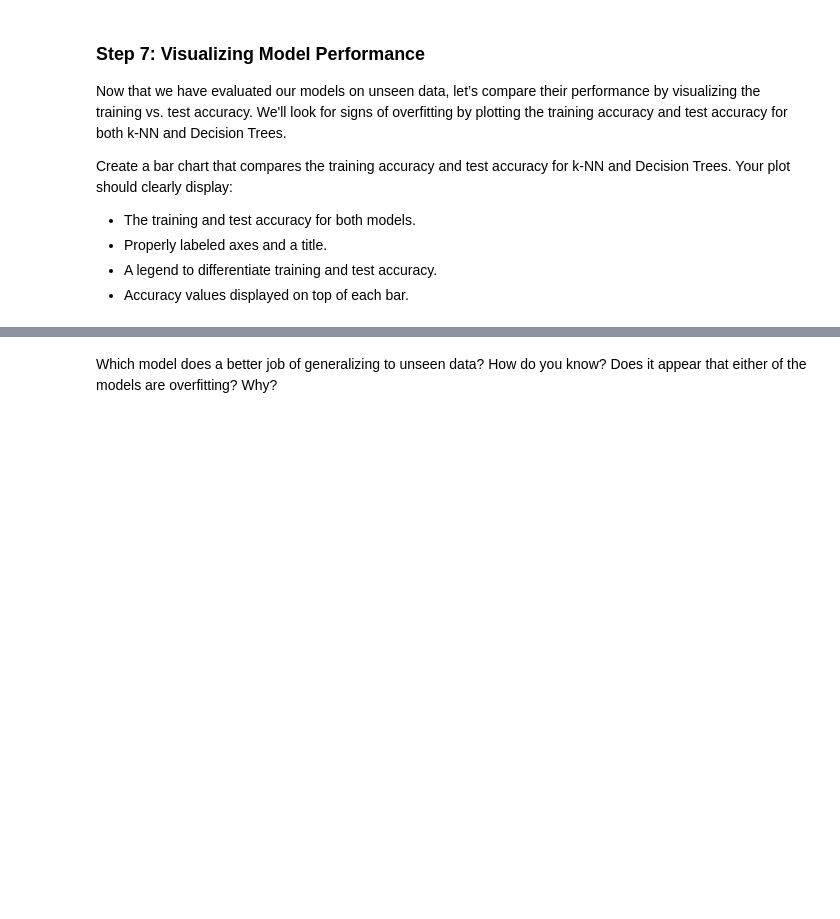
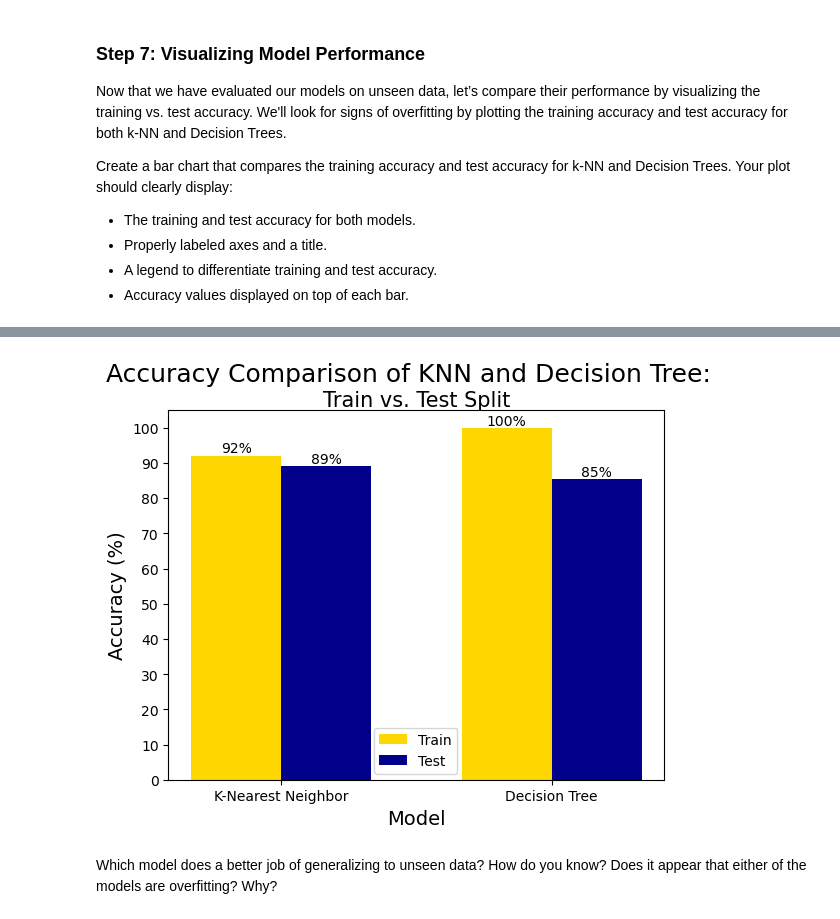
Before and after one commit to stephenccodes/EDS232-labs, a Jupyter notebook: Week4/lab4-spotify.ipynb, the cells around one changed output, grey strips where cells are left out. Drawn from its saved outputs; the diff is of its cells as text; code cells hidden in the pictures; blank space fills up the shorter version.

```diff
--- a/Week4/lab4-spotify.ipynb
+++ b/Week4/lab4-spotify.ipynb
@@ -131,16 +199,16 @@ y_encoded =
 Good, now we'll do our data splitting and scaling.  Let's go with an 80/20 split this time.
 # %%
 # Split data into 80% train and 20% test
-X_train, X_test, y_train, y_test =
+X_train, X_test, y_train, y_test = train_test_split(X, y, test_size = 0.2, random_state = 42)
 
 # Initialize the scaler
-scaler =
+scaler = StandardScaler()
 
 # Fit and transform only the training set
-X_train_scaled =
+X_train_scaled = scaler.fit_transform(X_train)
 
 # Use the same scaler to transform the test set
-X_test_scaled =
+X_test_scaled = scaler.transform(X_test)
 # %% [markdown]
 ### Step 5: Train the models
 OK, now it's time to build our models and assess the training accuracy. We'll use the default of k = 5 for the KNN model.
@@ -166,11 +240,13 @@ dt_train_accuracy =
 OK, now let's go ahead and predict on the test data to see how well our models do at predicting the genre of unseen tracks.
 # %%
 # Make predictions
-knn_pred =
-dt_pred =
+knn_pred = knn.predict(X_test_scaled)
+dt_pred = dt.predict(X_test_scaled)
 
 # Evaluate prediction accuracy
-knn_accuracy =
-dt_accuracy =
+knn_accuracy = accuracy_score(y_test, knn_pred)
+dt_accuracy = accuracy_score(y_test, dt_pred)
 
 #Print prediction accuracy for both models
+print(f"KNN Model Test Acurracy: {knn_accuracy * 100:.2f}%\n",
+    f"Decision Tree Model Test Acurracy: {dt_accuracy * 100:.2f}%")
@@ -184,3 +263,74 @@ Create a bar chart that compares the training accuracy and test accuracy for k-N
 - Properly labeled axes and a title.
 - A legend to differentiate training and test accuracy.
 - Accuracy values displayed on top of each bar.
+# %%
+# Prepare component data and labels
+train_results = [knn_train_accuracy * 100, dt_train_accuracy * 100] # Convert results to a percentage
+test_results = [knn_accuracy * 100, dt_accuracy * 100]
+model = ['K-Nearest Neighbor', 'Decision Tree']
+
+# Make a barchart to visualize the training vs. test accuracy for knn and decision trees models
+# Initialize the figure
+plt.figure(figsize = (10,6))
+
+fig, ax = plt.subplots()
+
+# Plot the training accuracy
+train_bars = ax.bar([0, 0.75],  # location of bars on x axis
+       train_results,
+       width = 0.25,
+       label = 'Training Accuracy',
+       color = 'gold')
+
+# Plot the test accuracy
+test_bars = ax.bar([0.25, 1], # location of bars on x axis
+       test_results,
+       width = 0.25,
+       label = 'Test Accuracy',
+       color = 'darkblue')
+
+# Add test accuracy values to the top of the bars
+ax.text(test_bars[0].get_x() + test_bars[0].get_width() / 2, # X value for label using location and width of bar
+        test_bars[0].get_height(), # Y value for label using height of bar
+        f'{test_bars[0].get_height():.0f}%',
+        ha = 'center',
+        va = 'bottom',
+        fontsize = 10)
+
+ax.text(test_bars[1].get_x() + test_bars[1].get_width() / 2, test_bars[1].get_height(),
+        f'{test_bars[1].get_height():.0f}%',
+        ha = 'center',
+        va = 'bottom',
+        fontsize = 10)
+
+# Add training accuracy values to the top of the bars
+ax.text(train_bars[0].get_x() + train_bars[0].get_width() / 2, train_bars[0].get_height(),
+        f'{train_bars[0].get_height():.0f}%',
+        ha = 'center',
+        va = 'bottom',
+        fontsize = 10)
+
+ax.text(train_bars[1].get_x() + train_bars[1].get_width() / 2, train_bars[1].get_height(),
+        f'{train_bars[1].get_height():.0f}%',
+        ha = 'center',
+        va = 'bottom',
+        fontsize = 10)
+
+# Adjust tick marks
+ax.set_xticks([0.125, 0.875])
+ax.set_xticklabels(model)
+ax.set_yticks(range(0, 110, 10))
+
+
+# Add labels
+plt.xlabel('Model', fontsize = 14)
+plt.ylabel('Accuracy (%)', fontsize = 14)
+plt.suptitle('Accuracy Comparison of KNN and Decision Tree:', fontsize = 18, ha = 'center')
+plt.title('Train vs. Test Split', fontsize = 15, ha = 'center', va = 'top')
+
+# Adjust legend
+plt.legend(labels = ['Train', 'Test'],
+           bbox_to_anchor = (0.4, 0.16)) # Locate legend
+
+plt.show()
+# %% [output]
@@ -187,3 +338,4 @@ Create a bar chart that compares the training accuracy and test accuracy for k-N
+[figure, added]
 # %% [markdown]
 Which model does a better job of generalizing to unseen data? How do you know?
 Does it appear that either of the models are overfitting? Why?
```
Also changed, not shown: parts of 25 cells of this notebook.
